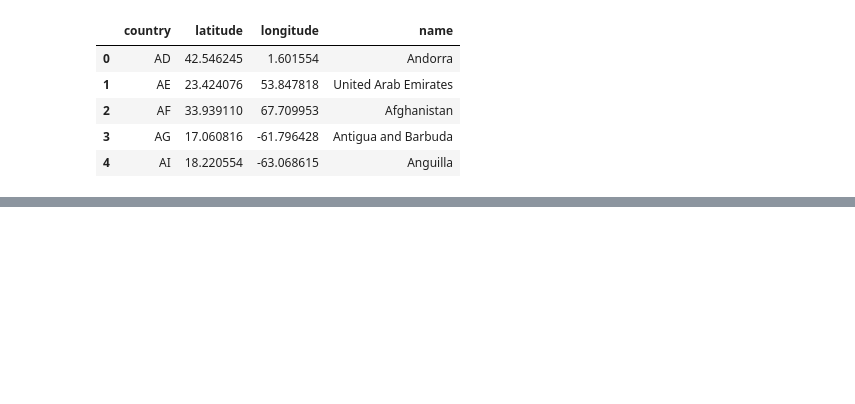
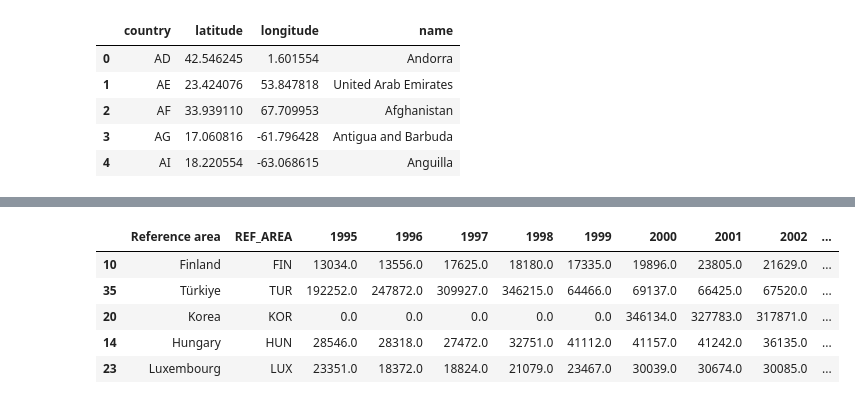
Before and after one commit to aylingunal/CSE548DataViz, a Jupyter notebook: visualisations.ipynb, the cells around one changed output, grey strips where cells are left out. Cells and saved outputs as stored; diff of their text form; code cells hidden in the pictures; blank space fills up the shorter version.

```diff
--- a/visualisations.ipynb
+++ b/visualisations.ipynb
@@ -143,0 +199,15 @@ base_map
+# %%
+inflows_pivot.reset_index(inplace=True)
+inflows_pivot.fillna(0, inplace=True)
+inflows_pivot = inflows_pivot.merge(iso_df[["country-code", "alpha-3"]], left_on='REF_AREA', right_on='alpha-3', how='left')
+inflows_pivot["country-code"] = inflows_pivot["country-code"].astype(int)
+inflows_pivot.drop(columns=["alpha-3"], inplace=True)
+inflows_pivot.columns = inflows_pivot.columns.astype(str)
+inflows_pivot.sample(5)
+# %% [output]
+|  | Reference area | REF_AREA | 1995 | 1996 | 1997 | 1998 | 1999 | 2000 | 2001 | 2002 | ... |
+| 10 | Finland | FIN | 13034.0 | 13556.0 | 17625.0 | 18180.0 | 17335.0 | 19896.0 | 23805.0 | 21629.0 | ... |
+| 35 | Türkiye | TUR | 192252.0 | 247872.0 | 309927.0 | 346215.0 | 64466.0 | 69137.0 | 66425.0 | 67520.0 | ... |
+| 20 | Korea | KOR | 0.0 | 0.0 | 0.0 | 0.0 | 0.0 | 346134.0 | 327783.0 | 317871.0 | ... |
+| 14 | Hungary | HUN | 28546.0 | 28318.0 | 27472.0 | 32751.0 | 41112.0 | 41157.0 | 41242.0 | 36135.0 | ... |
+| 23 | Luxembourg | LUX | 23351.0 | 18372.0 | 18824.0 | 21079.0 | 23467.0 | 30039.0 | 30674.0 | 30085.0 | ... |
```
Also changed, not shown: parts of 16 cells of this notebook, 2 other files.
